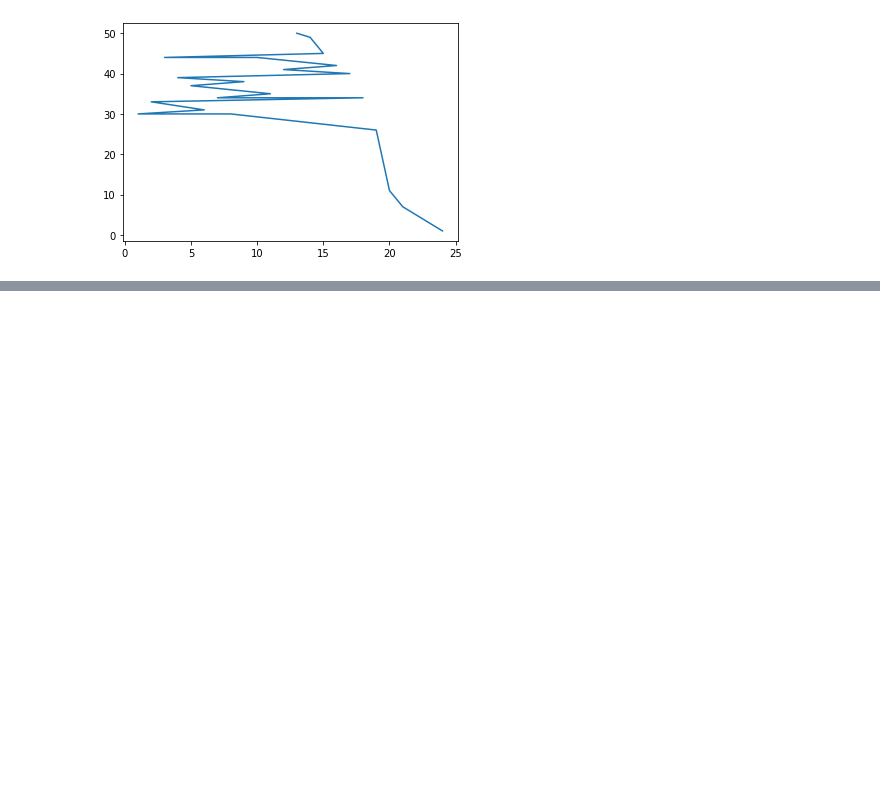
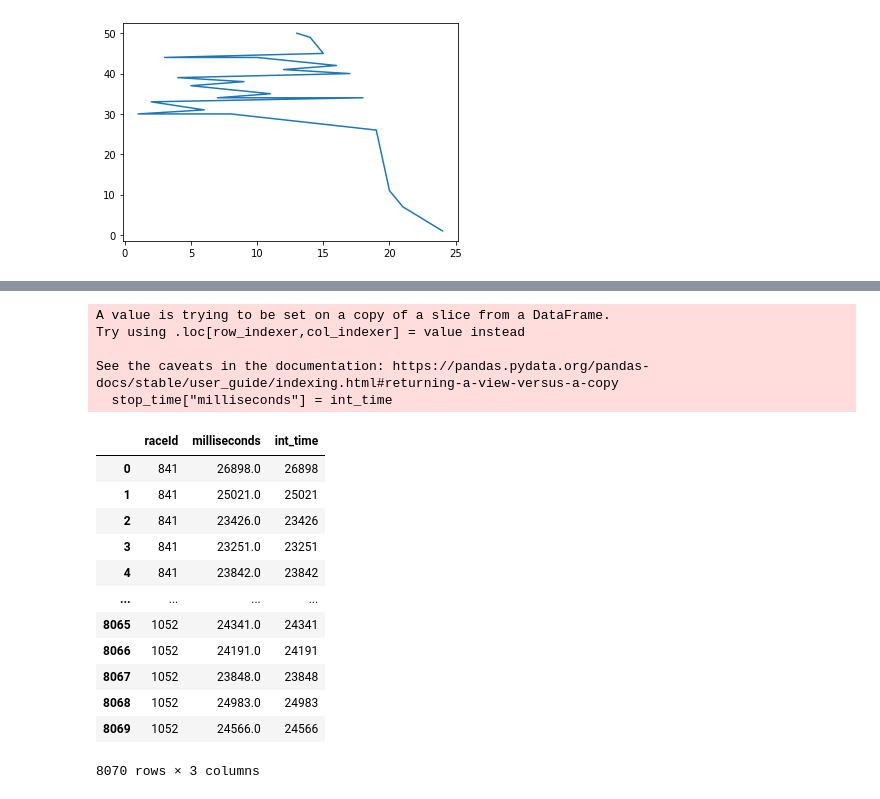
Before and after one commit to diao1010/2021_Spring_finals, a Jupyter notebook: hypothesis1.ipynb, the cells around one changed output, grey strips where cells are left out. Cells and saved outputs as stored; diff of their text form; code cells hidden in the pictures; blank space fills up the shorter version.

```diff
--- a/hypothesis1.ipynb
+++ b/hypothesis1.ipynb
@@ -145,0 +169,23 @@ three_stop["position"].value_counts().plot()
+# %%
+int_time = stop_time["milliseconds"].astype(float)
+stop_time["milliseconds"] = int_time
+stop_time
+# %% [output]
+A value is trying to be set on a copy of a slice from a DataFrame.
+Try using .loc[row_indexer,col_indexer] = value instead
+
+See the caveats in the documentation: https://pandas.pydata.org/pandas-docs/stable/user_guide/indexing.html#returning-a-view-versus-a-copy
+  stop_time["milliseconds"] = int_time
+|  | raceId | milliseconds | int_time |
+| 0 | 841 | 26898.0 | 26898 |
+| 1 | 841 | 25021.0 | 25021 |
+| 2 | 841 | 23426.0 | 23426 |
+| 3 | 841 | 23251.0 | 23251 |
+| 4 | 841 | 23842.0 | 23842 |
+| ... | ... | ... | ... |
+| 8065 | 1052 | 24341.0 | 24341 |
+| 8066 | 1052 | 24191.0 | 24191 |
+| 8067 | 1052 | 23848.0 | 23848 |
+| 8068 | 1052 | 24983.0 | 24983 |
+| 8069 | 1052 | 24566.0 | 24566 |
+8070 rows × 3 columns
```
Also changed, not shown: parts of 7 cells of this notebook, 1 other file.
